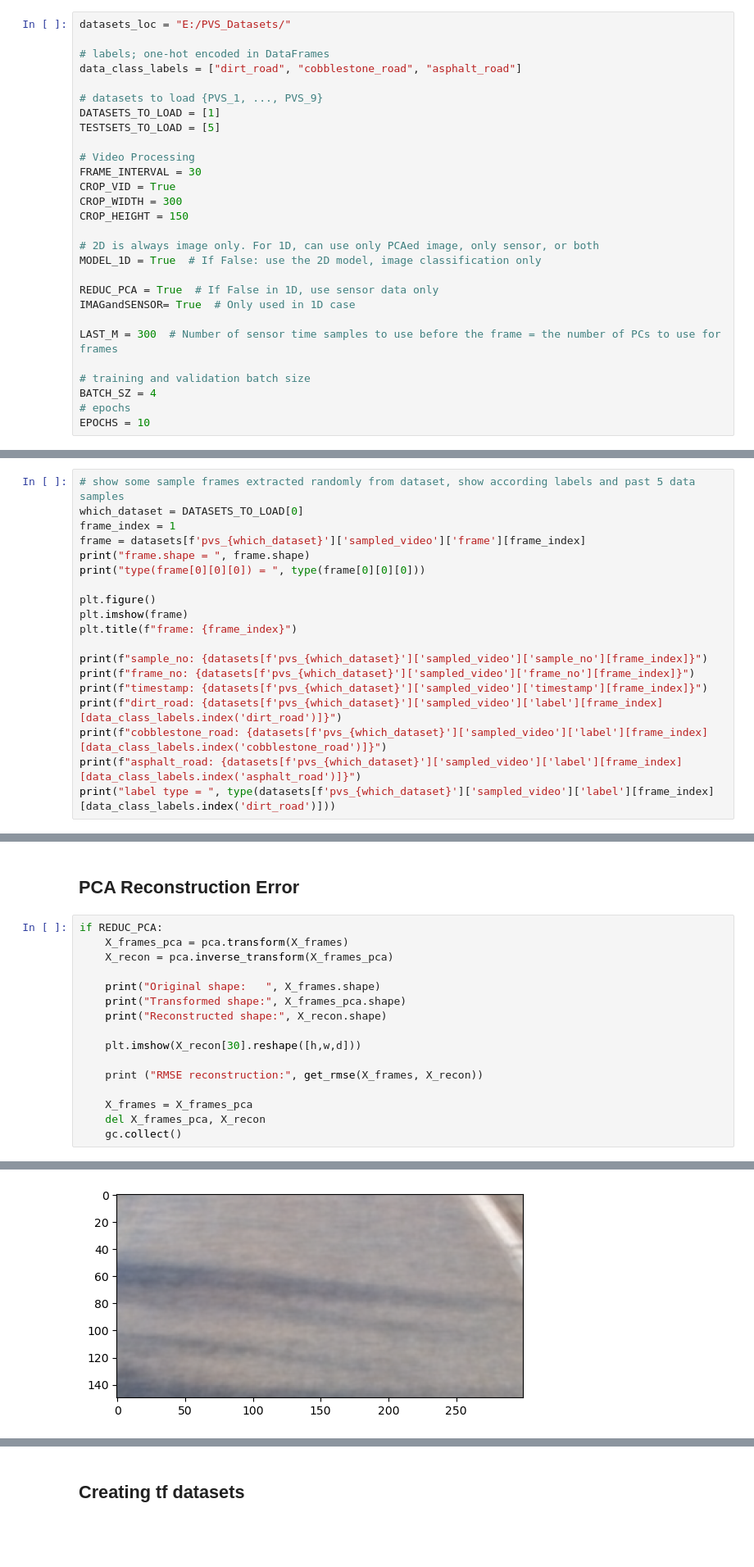
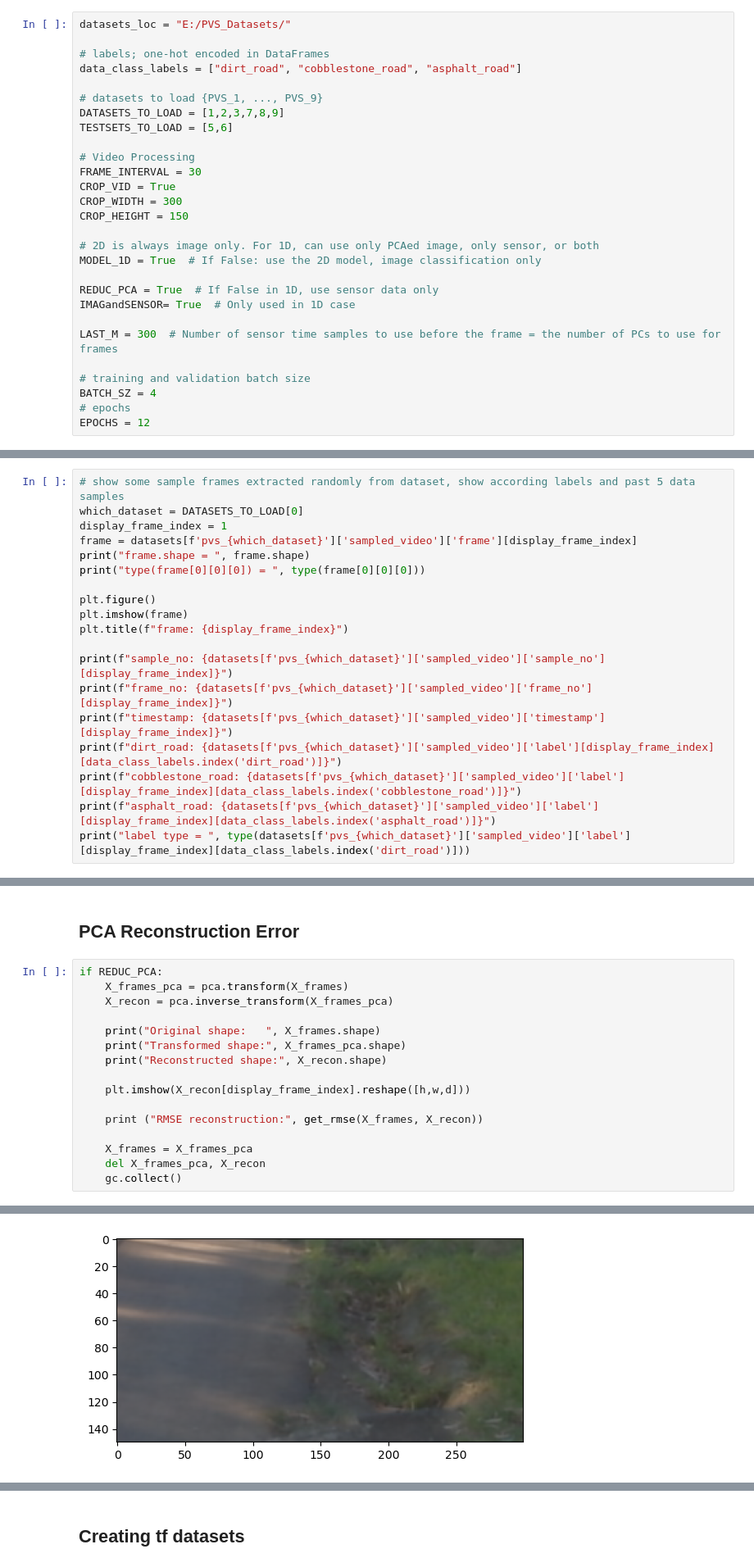
Before and after one commit to mx956/EECE568_ML_PVS_Project, a Jupyter notebook: Road_Surface_Type_Classification/road_classification_Matt.ipynb, the cells around one changed output, grey strips where cells are left out. Shown at 82% size. Saved outputs shown, nothing was run; the diff lists cells and outputs as text; blank space fills up the shorter version.

```diff
--- a/Road_Surface_Type_Classification/road_classification_Matt.ipynb
+++ b/Road_Surface_Type_Classification/road_classification_Matt.ipynb
@@ -76,8 +77,8 @@ datasets_loc = "E:/PVS_Datasets/"
 data_class_labels = ["dirt_road", "cobblestone_road", "asphalt_road"]
 
 # datasets to load {PVS_1, ..., PVS_9}
-DATASETS_TO_LOAD = [1]
-TESTSETS_TO_LOAD = [5]
+DATASETS_TO_LOAD = [1,2,3,7,8,9]
+TESTSETS_TO_LOAD = [5,6]
 
 # Video Processing
 FRAME_INTERVAL = 30
@@ -96,7 +97,7 @@ LAST_M = 300  # Number of sensor time samples to use before the frame = the numb
 # training and validation batch size
 BATCH_SZ = 4
 # epochs
-EPOCHS = 10
+EPOCHS = 12
 # %%
 if not MODEL_1D:
     REDUC_PCA = False
@@ -309,22 +324,22 @@ dict_keys(['sample_no', 'frame_no', 'timestamp', 'frame', 'label'])
 # %%
 # show some sample frames extracted randomly from dataset, show according labels and past 5 data samples
 which_dataset = DATASETS_TO_LOAD[0]
-frame_index = 1
-frame = datasets[f'pvs_{which_dataset}']['sampled_video']['frame'][frame_index]
+display_frame_index = 1
+frame = datasets[f'pvs_{which_dataset}']['sampled_video']['frame'][display_frame_index]
 print("frame.shape = ", frame.shape)
 print("type(frame[0][0][0]) = ", type(frame[0][0][0]))
 
 plt.figure()
 plt.imshow(frame)
-plt.title(f"frame: {frame_index}")
+plt.title(f"frame: {display_frame_index}")
 
-print(f"sample_no: {datasets[f'pvs_{which_dataset}']['sampled_video']['sample_no'][frame_index]}")
-print(f"frame_no: {datasets[f'pvs_{which_dataset}']['sampled_video']['frame_no'][frame_index]}")
-print(f"timestamp: {datasets[f'pvs_{which_dataset}']['sampled_video']['timestamp'][frame_index]}")
-print(f"dirt_road: {datasets[f'pvs_{which_dataset}']['sampled_video']['label'][frame_index][data_class_labels.index('dirt_road')]}")
-print(f"cobblestone_road: {datasets[f'pvs_{which_dataset}']['sampled_video']['label'][frame_index][data_class_labels.index('cobblestone_road')]}")
-print(f"asphalt_road: {datasets[f'pvs_{which_dataset}']['sampled_video']['label'][frame_index][data_class_labels.index('asphalt_road')]}")
-print("label type = ", type(datasets[f'pvs_{which_dataset}']['sampled_video']['label'][frame_index][data_class_labels.index('dirt_road')]))
+print(f"sample_no: {datasets[f'pvs_{which_dataset}']['sampled_video']['sample_no'][display_frame_index]}")
+print(f"frame_no: {datasets[f'pvs_{which_dataset}']['sampled_video']['frame_no'][display_frame_index]}")
+print(f"timestamp: {datasets[f'pvs_{which_dataset}']['sampled_video']['timestamp'][display_frame_index]}")
+print(f"dirt_road: {datasets[f'pvs_{which_dataset}']['sampled_video']['label'][display_frame_index][data_class_labels.index('dirt_road')]}")
+print(f"cobblestone_road: {datasets[f'pvs_{which_dataset}']['sampled_video']['label'][display_frame_index][data_class_labels.index('cobblestone_road')]}")
+print(f"asphalt_road: {datasets[f'pvs_{which_dataset}']['sampled_video']['label'][display_frame_index][data_class_labels.index('asphalt_road')]}")
+print("label type = ", type(datasets[f'pvs_{which_dataset}']['sampled_video']['label'][display_frame_index][data_class_labels.index('dirt_road')]))
 # %% [output]
 frame.shape =  (150, 300, 3)
 type(frame[0][0][0]) =  <class 'numpy.uint8'>
@@ -484,7 +503,7 @@ if REDUC_PCA:
     print("Transformed shape:", X_frames_pca.shape)
     print("Reconstructed shape:", X_recon.shape)
 
-    plt.imshow(X_recon[30].reshape([h,w,d]))
+    plt.imshow(X_recon[display_frame_index].reshape([h,w,d]))
 
     print ("RMSE reconstruction:", get_rmse(X_frames, X_recon))
 
@@ -499,4 +518,4 @@ RMSE reconstruction: 0.018353199563113914
-[figure, old version]
+[figure, new version]
 # %% [markdown]
 # Building a model in Tensorflow
 
```
Also changed, not shown: parts of 20 cells of this notebook.
